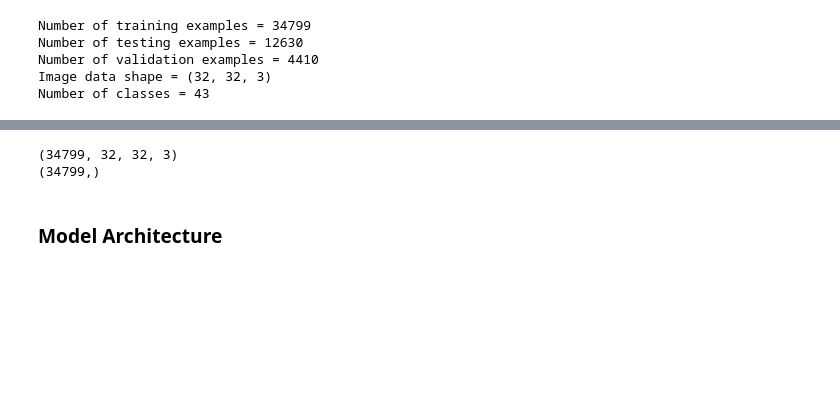
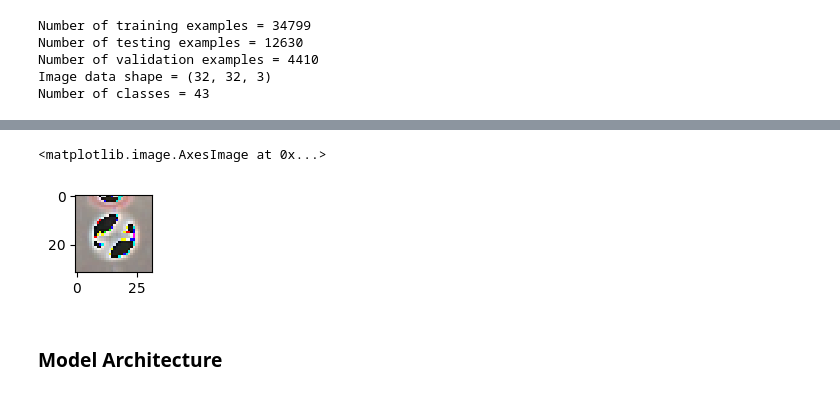
Before and after one commit to vijaysingla/CarNd-TrafficClassifierProject, a Jupyter notebook: Traffic_Sign_Classifier.ipynb, the cells around one changed output, grey strips where cells are left out. Drawn from its saved outputs; the diff is of its cells as text; code cells hidden in the pictures; blank space fills up the shorter version.

```diff
--- a/Traffic_Sign_Classifier.ipynb
+++ b/Traffic_Sign_Classifier.ipynb
@@ -170,16 +143,22 @@ print(X_train[0])
 # %%
+#Code to generate fake data by image _rotation and appending it to original data
 #X_train=np.append(X_train,np.rot90(X_train,k=2,axes=(1,2)),axis=0)
-
 #y_train =np.append(y_train,y_train,axis=0)
-print(X_train.shape)
-print(y_train.shape)
-# %% [output]
-(34799, 32, 32, 3)
-(34799,)
 # %%
+# Normalizing the data
+# original X_data is uint8. it was converted to float32  before normalizing
+
 X_train = (np.float32(X_train) - 128.0)/128
+X_train = X_train-np.mean(X_train)
 X_valid = (np.float32(X_valid) - 128.0)/128
+X_valid = X_valid-np.mean(X_valid)
 X_test = (np.float32(X_test) - 128.0)/128
+X_test = X_test-np.mean(X_test)
+plt.figure(figsize=(1,1))
+plt.imshow(X_train[7])
+# %% [output]
+<matplotlib.image.AxesImage at 0x...>
+[figure, added]
 # %% [markdown]
 ### Model Architecture
 # %%
```
Also changed, not shown: parts of 36 cells of this notebook, 3 other files.
